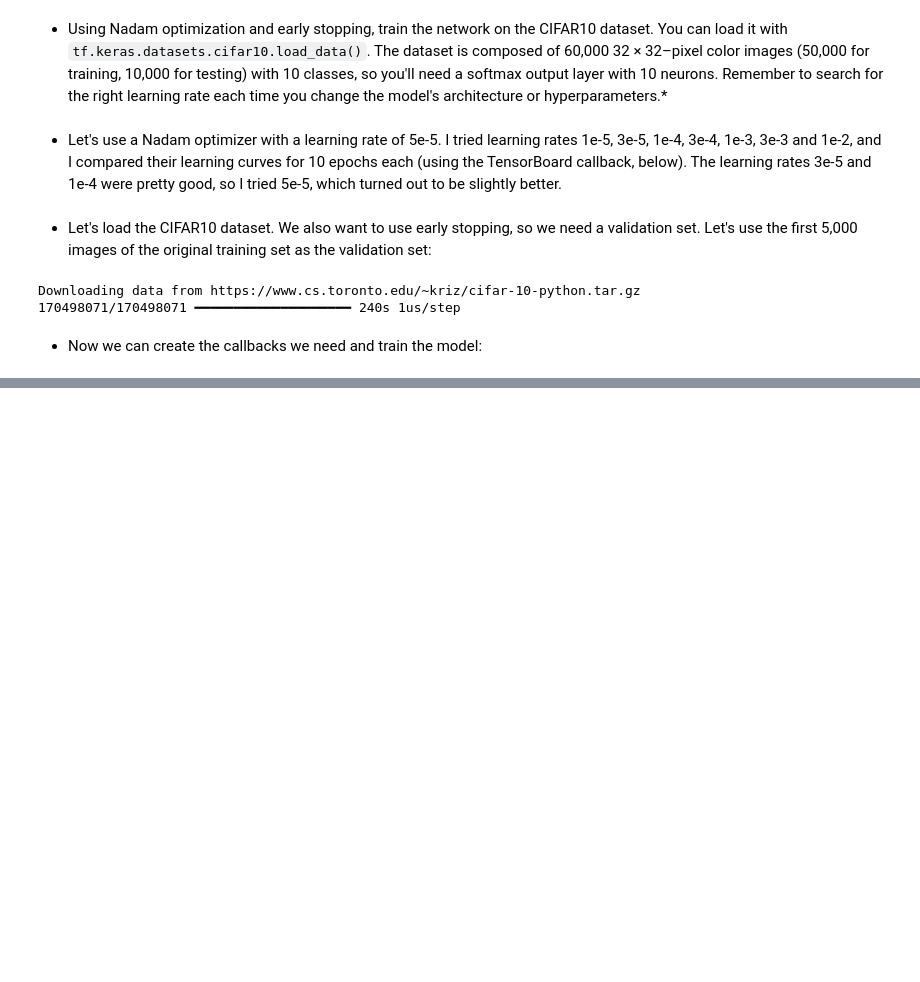
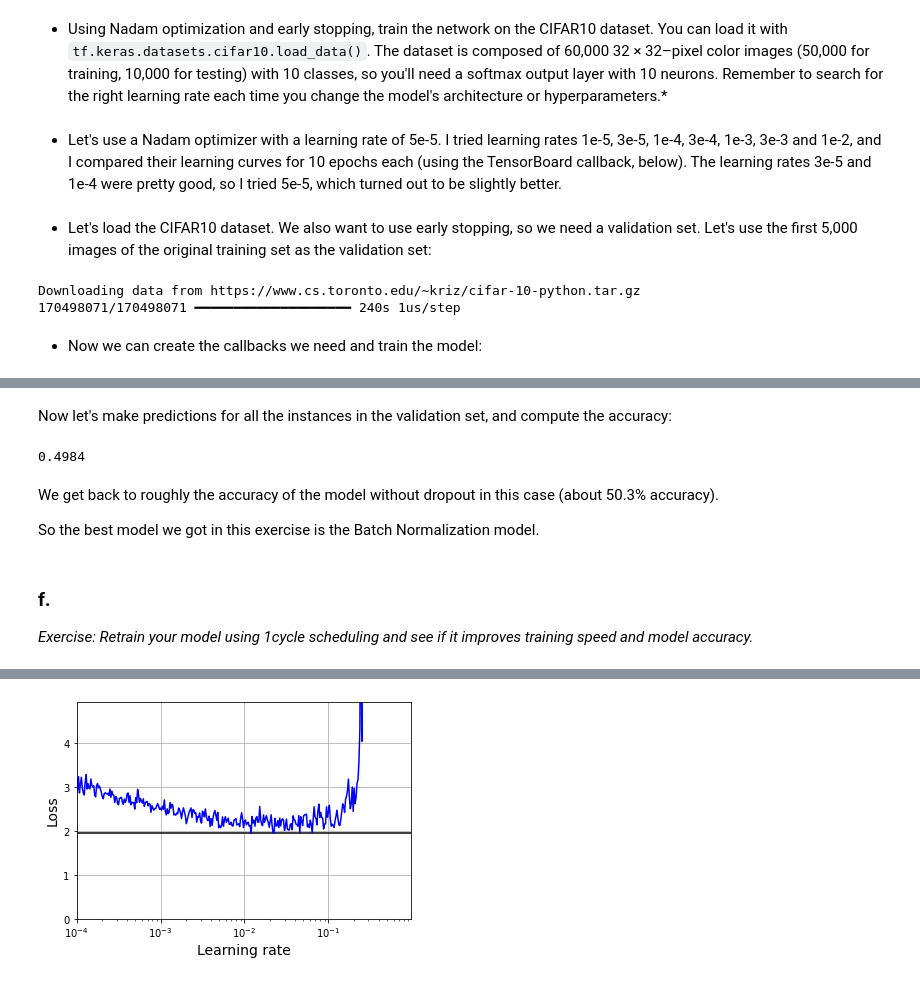
Before and after one commit to MrEktirir/ML_Works, a Jupyter notebook: Notebooks/chapter_11.ipynb, the cells around one changed output, grey strips where cells are left out. Drawn from its saved outputs; the diff is of its cells as text; code cells hidden in the pictures; blank space fills up the shorter version.

```diff
--- a/Notebooks/chapter_11.ipynb
+++ b/Notebooks/chapter_11.ipynb
@@ -449,3 +449,7 @@ run_index = 1 # increment every time you train the model
 run_logdir = Path() / "my_cifar10_logs" / f"run_{run_index:03d}"
 tensorboard_cb = tf.keras.callbacks.TensorBoard(run_logdir)
 callbacks = [early_stopping_cb, model_checkpoint_cb, tensorboard_cb]
+# %%
+model.fit(X_train, y_train, epochs=100,
+          validation_data=(X_valid, y_valid),
+          callbacks=callbacks)
@@ -451,0 +622,40 @@ callbacks = [early_stopping_cb, model_checkpoint_cb, tensorboard_cb]
+# %% [markdown]
+Now let's make predictions for all the instances in the validation set, and compute the accuracy:
+# %%
+tf.random.set_seed(42)
+
+y_pred = mc_dropout_predict_classes(mc_model, X_valid_scaled)
+accuracy = (y_pred == y_valid[:, 0]).mean()
+accuracy
+# %% [output]
+0.4984
+# %% [markdown]
+We get back to roughly the accuracy of the model without dropout in this case (about 50.3% accuracy).
+
+So the best model we got in this exercise is the Batch Normalization model.
+# %% [markdown]
+### f.
+*Exercise: Retrain your model using 1cycle scheduling and see if it improves training speed and model accuracy.*
+# %%
+tf.random.set_seed(42)
+
+model = tf.keras.Sequential()
+model.add(tf.keras.layers.Flatten(input_shape=[32, 32, 3]))
+for _ in range(20):
+    model.add(tf.keras.layers.Dense(100,
+                                    kernel_initializer="lecun_normal",
+                                    activation="selu"))
+
+model.add(keras.layers.AlphaDropout(rate=0.1))
+model.add(tf.keras.layers.Dense(10, activation="softmax"))
+
+optimizer = tf.keras.optimizers.SGD()
+model.compile(loss="sparse_categorical_crossentropy",
+              optimizer=optimizer,
+              metrics=["accuracy"])
+# %%
+batch_size = 128
+rates, losses = find_learning_rate(model, X_train_scaled, y_train, epochs=1,
+                                   batch_size=batch_size)
+plot_lr_vs_loss(rates, losses)
+# %% [output]
@@ -451,0 +663 @@ callbacks = [early_stopping_cb, model_checkpoint_cb, tensorboard_cb]
+[figure, added]
```
Also changed, not shown: parts of 24 cells of this notebook.
